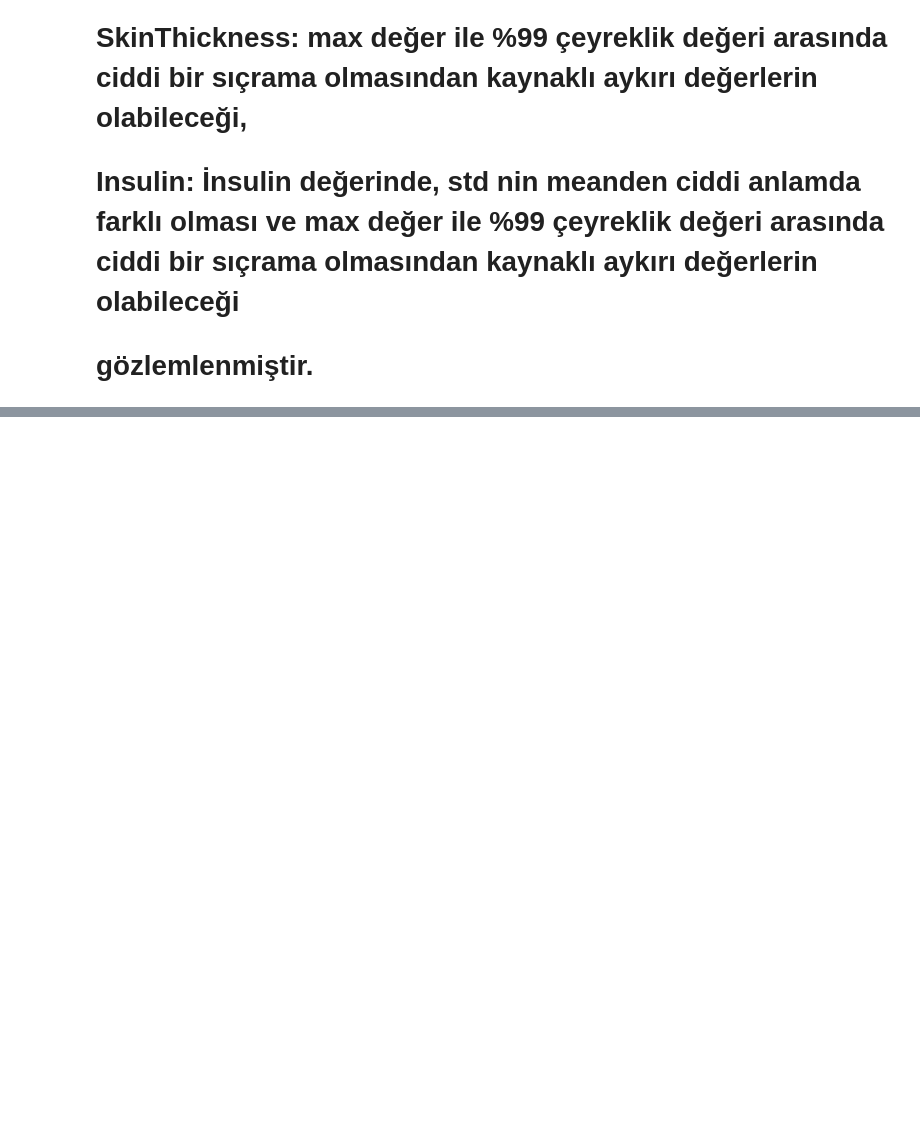
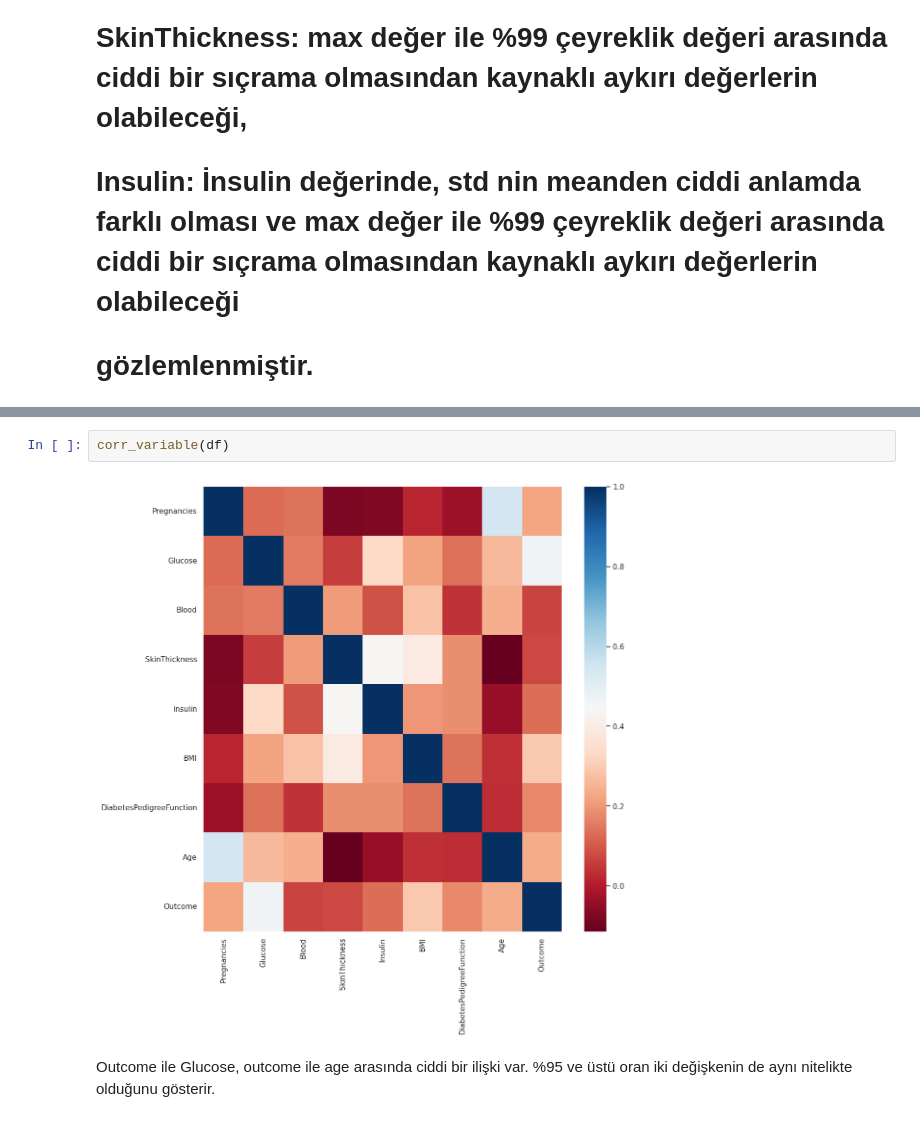
Before and after one commit to emsalozkan/5-Feature-Engineering, a Jupyter notebook: notebooks/cs_diabetes_nb.ipynb, the cells around one changed output, grey strips where cells are left out. Saved outputs shown, nothing was run; the diff lists cells and outputs as text; blank space fills up the shorter version.

```diff
--- a/notebooks/cs_diabetes_nb.ipynb
+++ b/notebooks/cs_diabetes_nb.ipynb
@@ -269,0 +304,6 @@ Name: BMI, dtype: float64
+# %%
+corr_variable(df)
+# %% [output]
+[figure, added]
+# %% [markdown]
+Outcome ile Glucose, outcome ile age arasında ciddi bir ilişki var. %95 ve üstü oran iki değişkenin de aynı nitelikte olduğunu gösterir.
```
Also changed, not shown: parts of 4 cells of this notebook, 3 other files.
